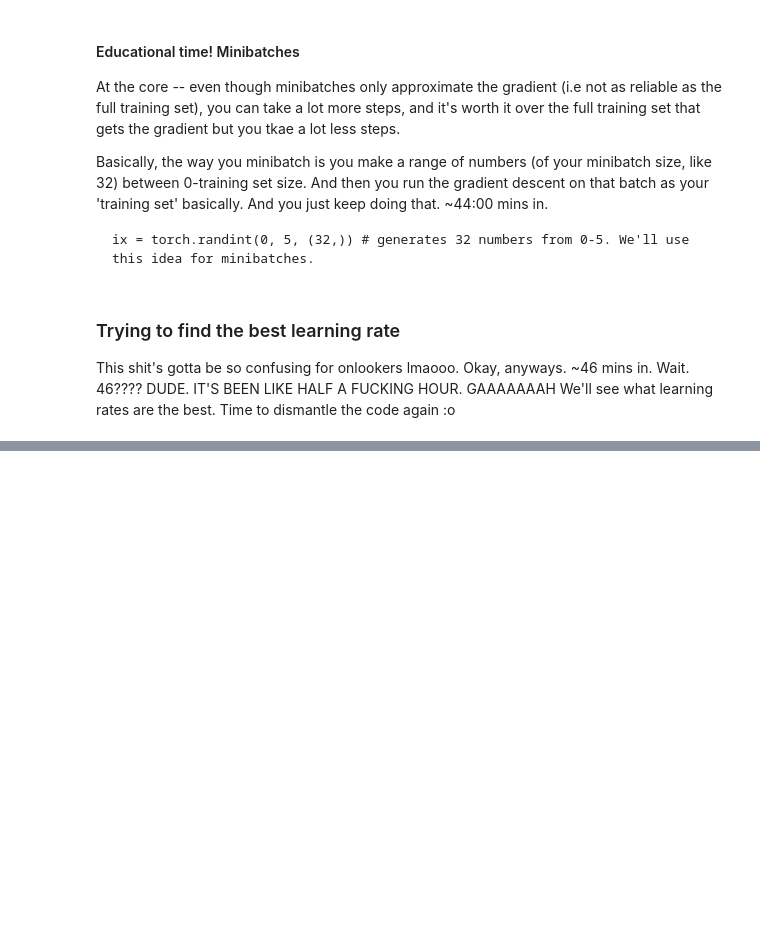
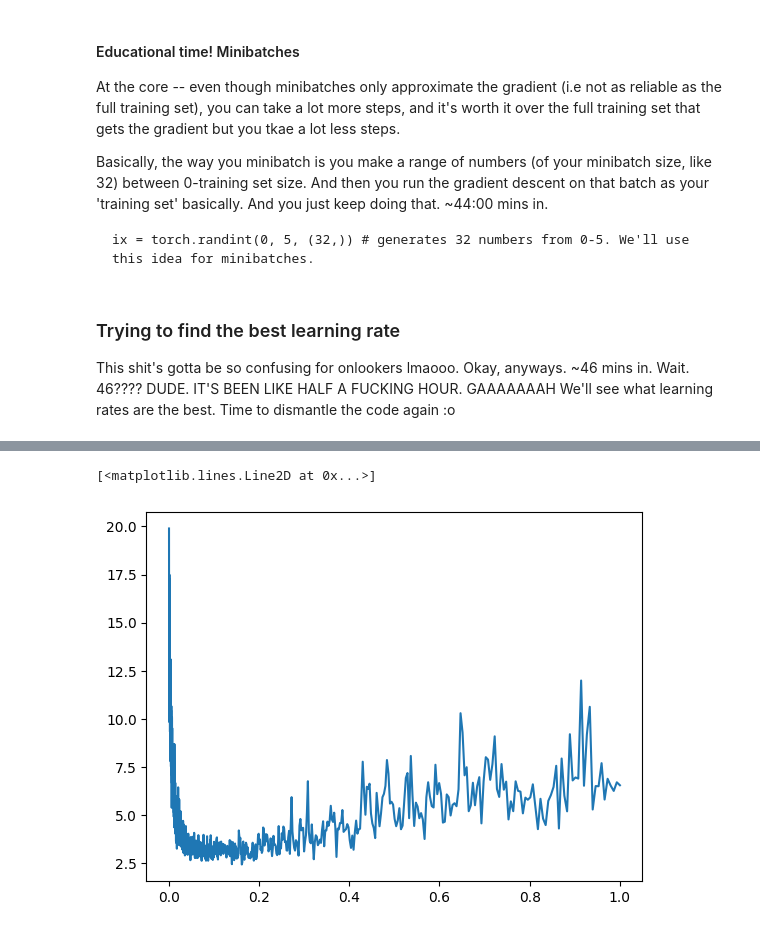
Before and after one commit to Antimatter543/karpathy-NN-lectures, a Jupyter notebook: 3 - makemoreNLP/makemore_nlp.ipynb, the cells around one changed output, grey strips where cells are left out. Saved outputs shown, nothing was run; the diff lists cells and outputs as text; code cells hidden in the pictures; blank space fills up the shorter version.

```diff
--- a/3 - makemoreNLP/makemore_nlp.ipynb
+++ b/3 - makemoreNLP/makemore_nlp.ipynb
@@ -395,15 +395,20 @@ lrs = 10**lre # exponential spacing :o
 # %%
 lri = []  # learning rates we used
 lossi = [] # losses due to that learning rate.
-for i in range(1000):
-	C, W1, b1, W2, b2 = parameters
+C, W1, b1, W2, b2 = parameters
+for i in range(10000):
 	# Forward pass -- this is minibatched!
+
 	# Construct minibatch (of size 32)
 	ix = torch.randint(0, X.shape[0], (32,)) # 32 random ints from size of 0- training set
 
 	# forward pass
-	logits, loss = forward_pass(parameters, X)
+	emb = C[X[ix]] # (32,3,2) here
+	h = torch.tanh(emb.view(-1, 6) @ W1 + b1) # (32, 100)
+	logits = h @ W2 + b2 # (32, 27)
 
+	loss = F.cross_entropy(logits, Y[ix]) # Does the epic normalisation stuff
+	# print(f'{loss=}')
 
 	# backward pass - zero grad, backprop
 	for p in parameters:
@@ -411,13 +416,14 @@ for i in range(1000):
 	loss.backward()
 
 	# update
-	lr = lrs[i]
+	# lr = lrs[i]
+	lr = 0.1
 	for p in parameters:
-		p.data +=  lr * p.grad
+		p.data += -lr * p.grad
 
-	# track stats
-	lri.append(lr)
-	lrs.append(loss.item())
+	# # track stats
+	# lri.append(lr)
+	# lossi.append(loss.item())
 
 
 # print(f'{loss=}') # This is the loss for the minibatch rn.
@@ -425,0 +430,5 @@ loss=tensor(2.6687, grad_fn=<NllLossBackward0>)
+# %%
+plt.plot(lri, lossi) # Looks like 0.1 is a pretty good learning rate
+# %% [output]
+[<matplotlib.lines.Line2D at 0x...>]
+[figure, added]
```
Also changed, not shown: parts of 29 cells of this notebook.
